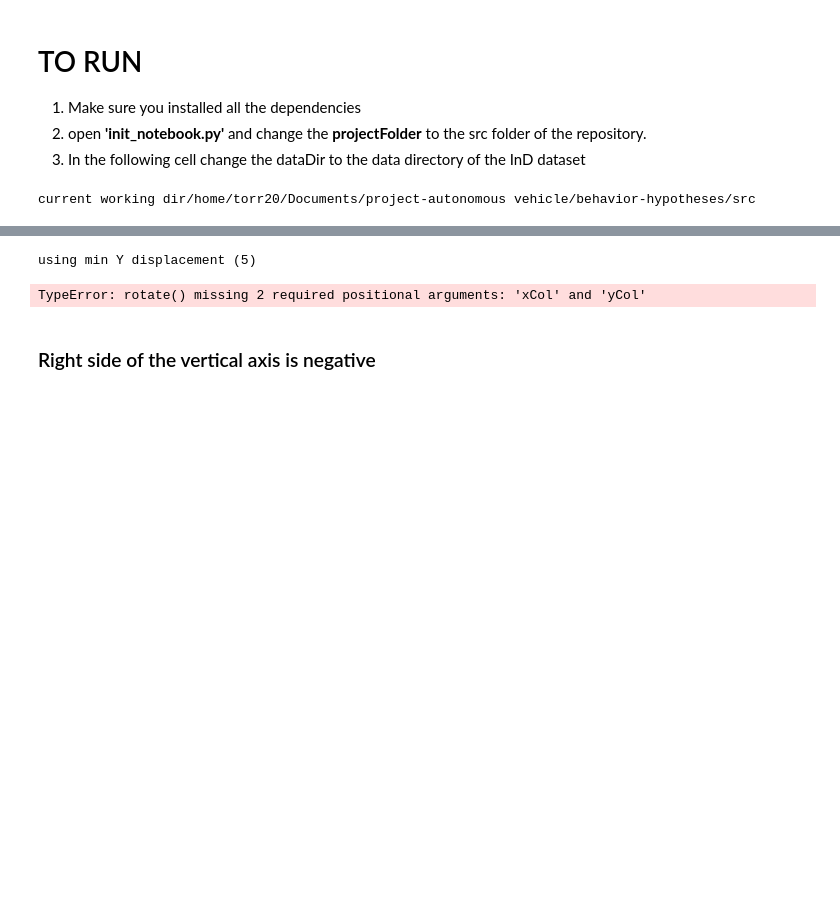
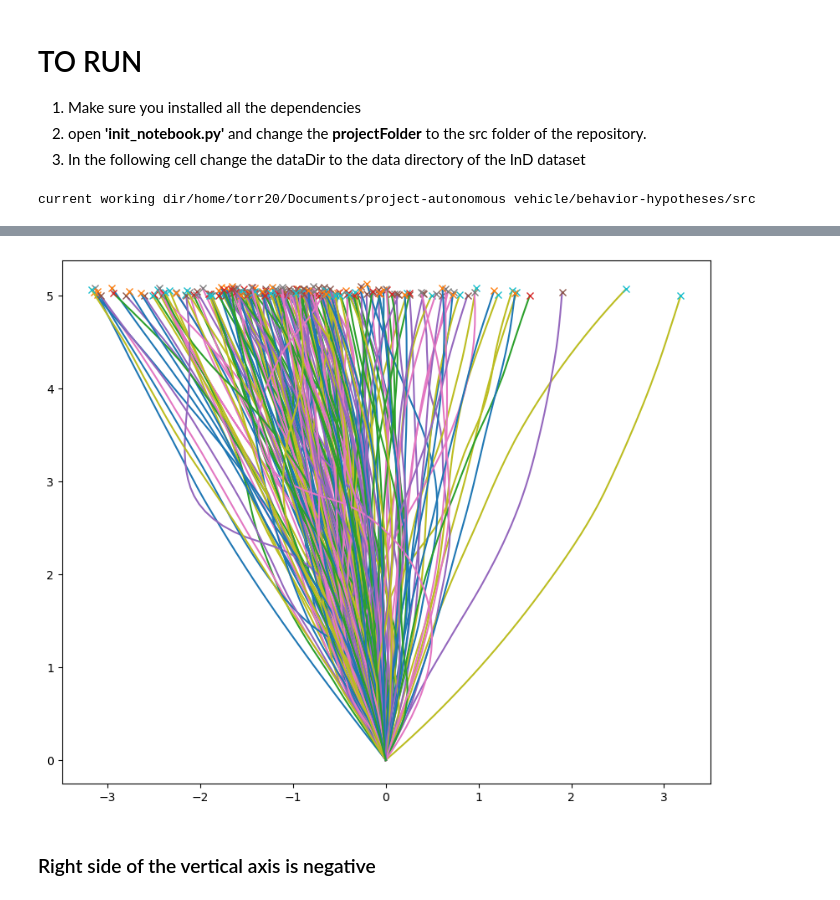
Before and after one commit to BUET-AV/behavior-hypotheses, a Jupyter notebook: src/notebooks/angular-velocity-analysis.ipynb, the cells around one changed output, grey strips where cells are left out. Cells and saved outputs as stored; diff of their text form; code cells hidden in the pictures; blank space fills up the shorter version.

```diff
--- a/src/notebooks/angular-velocity-analysis.ipynb
+++ b/src/notebooks/angular-velocity-analysis.ipynb
@@ -76,23 +139,31 @@ visualizer.show(cleanPedDf, idCol = 'uniqueTrackId', xCol = 'sceneX', yCol = 'sc
 # %%
-cleanPedDf = cleaner.cleanByYDisplacement(pedDf, byIQR=False)
 
 # visualizer.show(pedDf, idCol = 'uniqueTrackId', xCol = 'sceneX', yCol = 'sceneY')
 # visualizer.show(cleanPedDf, idCol = 'uniqueTrackId', xCol = 'sceneX', yCol = 'sceneY')
-allPedIds = list(cleanPedDf["uniqueTrackId"].unique())
-transformer.translateAllToLocalSource(cleanPedDf)
+# allPedIds = list(cleanPedDf["uniqueTrackId"].unique())
+# transformer.translateAllToLocalSource(cleanPedDf)
+# clean023 = cleanPedDf[cleanPedDf["uniqueTrackId"]==18023].copy()
+# visualizer.show(cleanPedDf.iloc[0:1,],idCol='uniqueTrackId', xCol='localX', yCol='localY')
 
 southIds = []
 for pedId in allPedIds:
     trackDf = cleanPedDf[cleanPedDf["uniqueTrackId"] == pedId]
     trackMeta = tracksMeta[tracksMeta["uniqueTrackId"] == pedId].iloc[0]
     # print(trackMeta['verticalDirection'])
     if trackMeta['verticalDirection'] == "SOUTH":
         southIds.append(pedId)
         # print(trackMeta["uniqueTrackId"])
-        X, Y = transformer.rotate(trackDf)
+        X, Y = transformer.rotate180(trackDf, 'localX', 'localY')
         cleanPedDf.loc[cleanPedDf["uniqueTrackId"] == pedId, 'localX'] = X
         cleanPedDf.loc[cleanPedDf["uniqueTrackId"] == pedId, 'localY'] = Y
-len(cleanPedDf)
+        # trackDf = cleanPedDf[cleanPedDf["uniqueTrackId"] == pedId]
+        # X,Y = transformer.translateOneToLocalSource(trackDf)
+        # cleanPedDf.loc[cleanPedDf["uniqueTrackId"] == pedId, 'localX'] = X
+        # cleanPedDf.loc[cleanPedDf["uniqueTrackId"] == pedId, 'localY'] = Y
+# len(cleanPedDf)
+visualizer.show(cleanPedDf,idCol='uniqueTrackId', xCol='localX', yCol='localY')
+# southIds, cleanPedDf = transformer.convertTracksToNorth(cleanPedDf, 'sceneX','sceneY',tracksMeta)
+# transformer.translateAllToLocalSource(cleanPedDf)
+# visualizer.show(cleanPedDf,idCol='uniqueTrackId', xCol='localX', yCol='localY')
 # %% [output]
-using min Y displacement (5)
-TypeError: rotate() missing 2 required positional arguments: 'xCol' and 'yCol'
+[figure, added]
```
Also changed, not shown: parts of 16 cells of this notebook.
